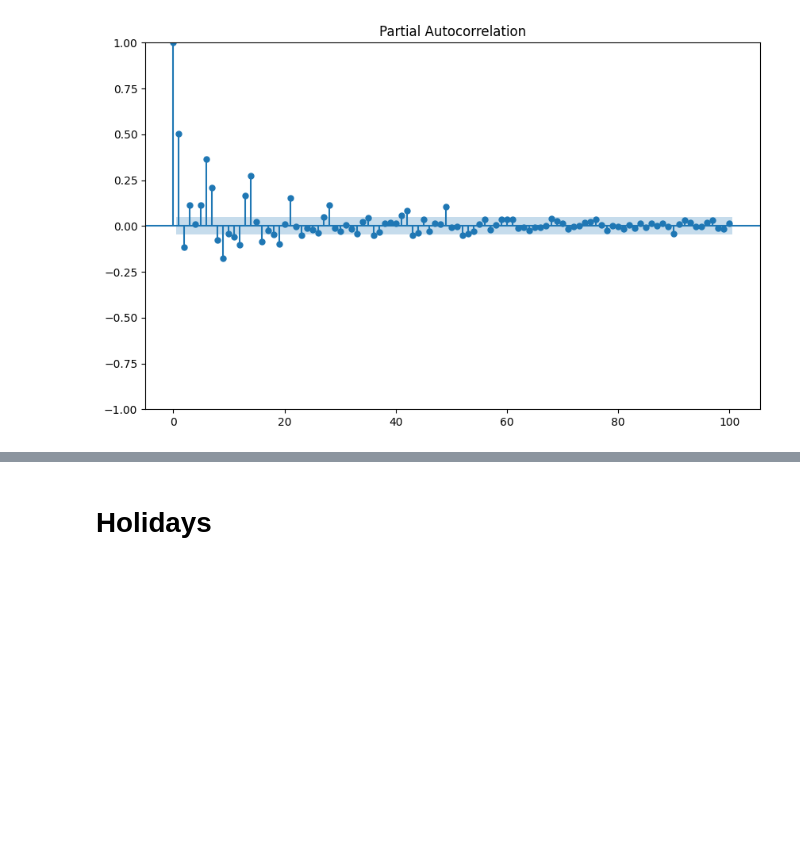
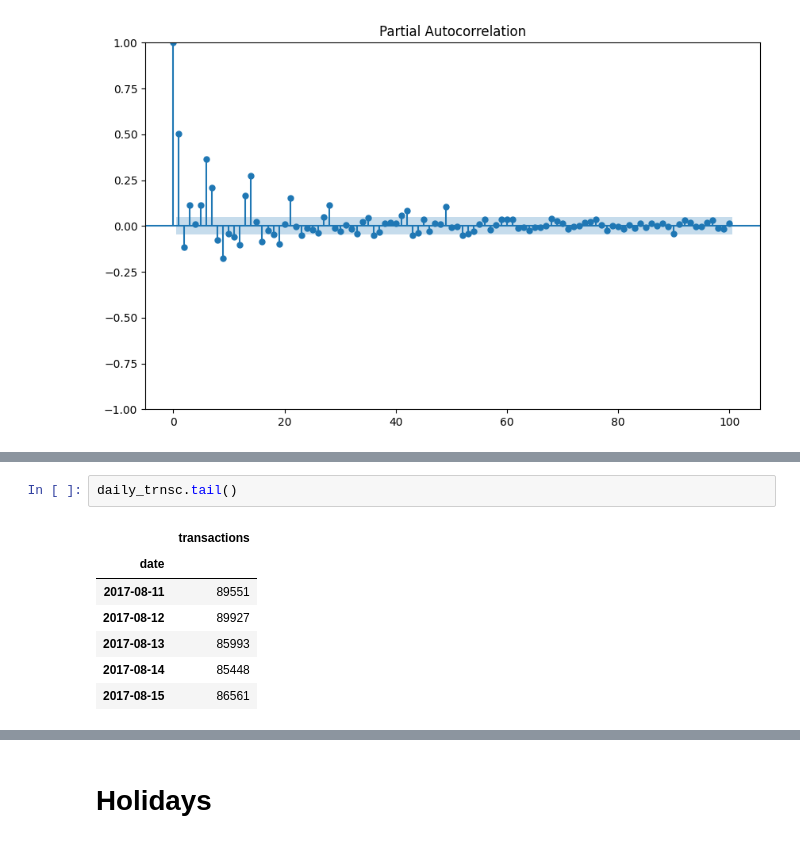
Before and after one commit to InspectorGoole/Sales-Demand-Forecast, a Jupyter notebook: forecast_transctn.ipynb, the cells around one changed output, grey strips where cells are left out. Cells and saved outputs as stored; diff of their text form; blank space fills up the shorter version.

```diff
--- a/forecast_transctn.ipynb
+++ b/forecast_transctn.ipynb
@@ -203,0 +246,10 @@ plt.show()
+# %%
+daily_trnsc.tail()
+# %% [output]
+|  | transactions |
+| date |  |
+| 2017-08-11 | 89551 |
+| 2017-08-12 | 89927 |
+| 2017-08-13 | 85993 |
+| 2017-08-14 | 85448 |
+| 2017-08-15 | 86561 |
```
Also changed, not shown: parts of 17 cells of this notebook.
